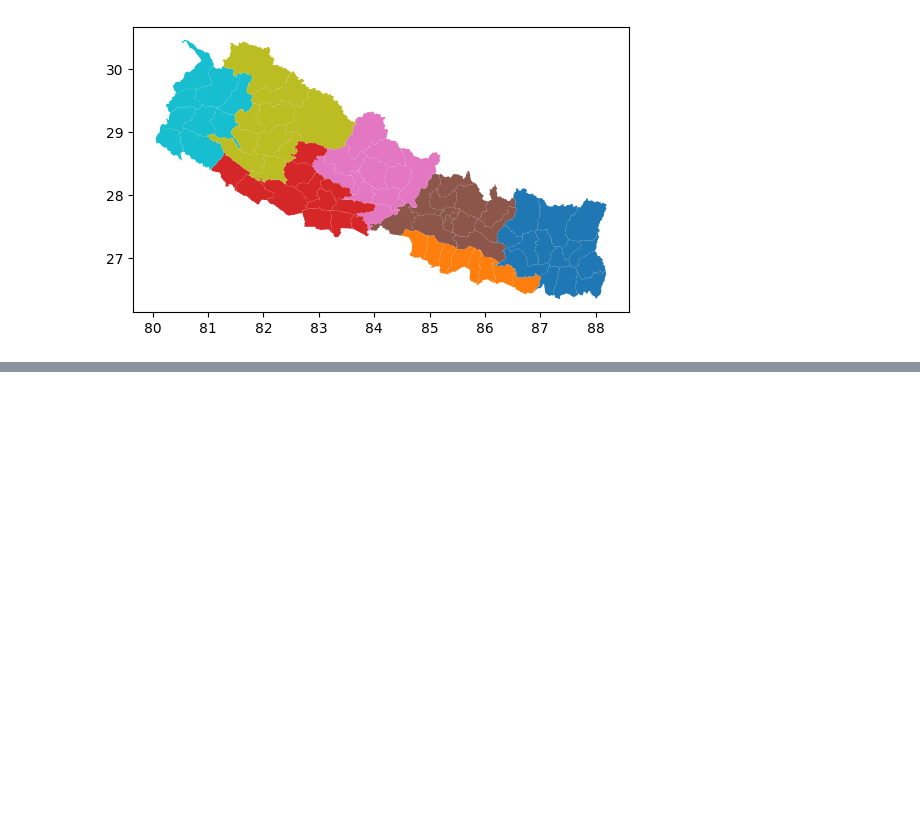
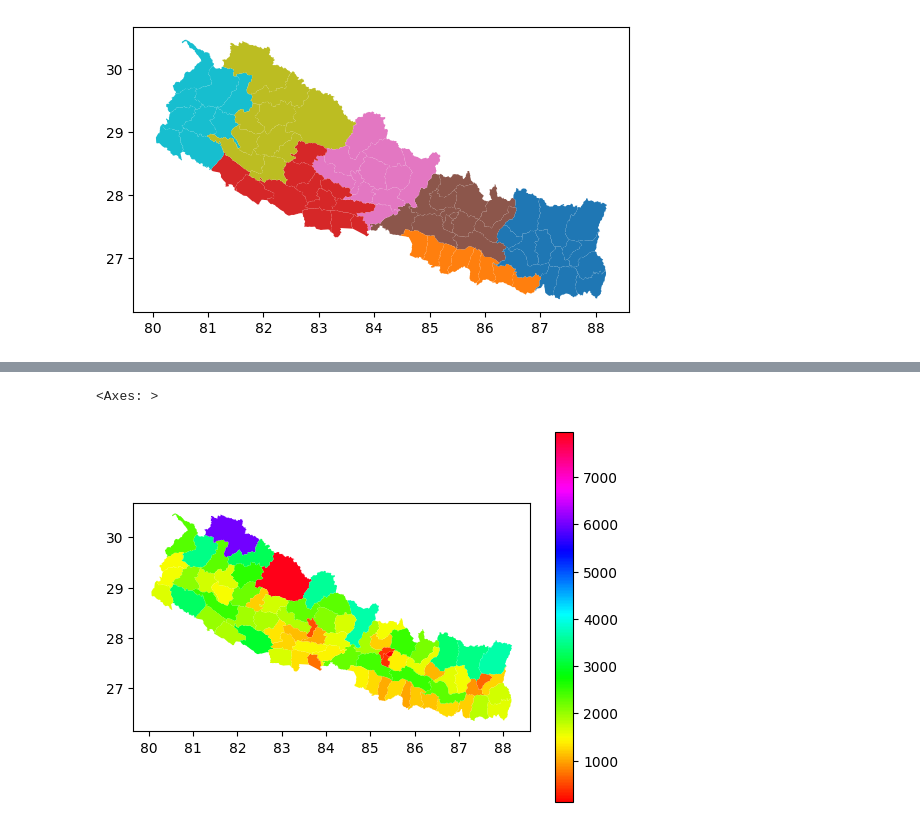
Before and after one commit to Pushpagtm/Interpolation, a Jupyter notebook: vector_processing.ipynb, the cells around one changed output, grey strips where cells are left out. Saved outputs shown, nothing was run; the diff lists cells and outputs as text; code cells hidden in the pictures; blank space fills up the shorter version.

```diff
--- a/vector_processing.ipynb
+++ b/vector_processing.ipynb
@@ -89,0 +90,6 @@ gdf.plot("Province",cmap='hsv')
+# %%
+
+gdf.plot("SUM_area",cmap='hsv',legend=True)
+# %% [output]
+<Axes: >
+[figure, added]
```
Also changed, not shown: parts of 3 cells of this notebook.
